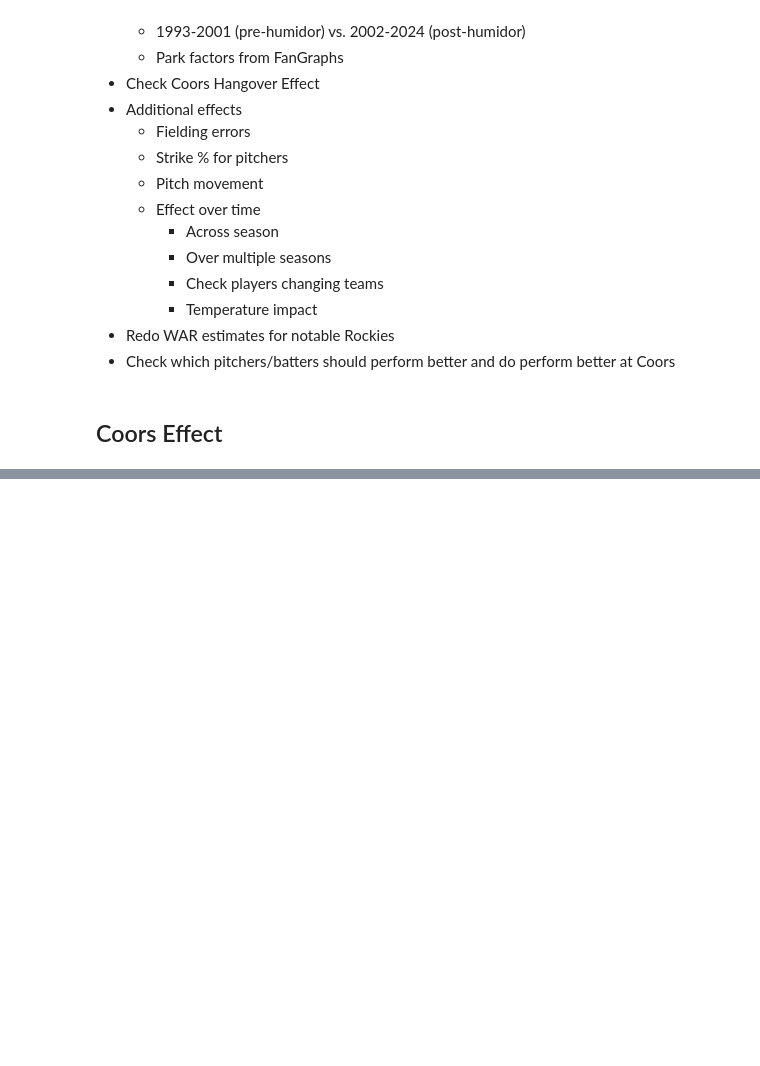
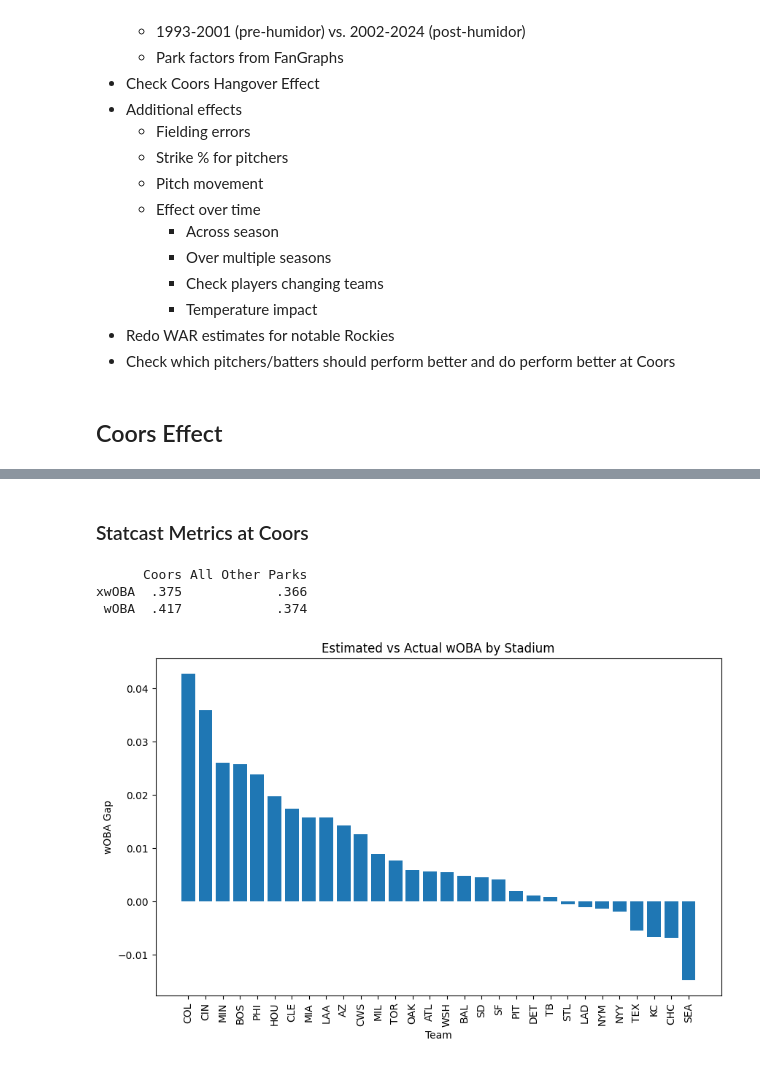
Before and after one commit to skparagas/Coors-Hangover-Effect, a Jupyter notebook: report.ipynb, the cells around one changed output, grey strips where cells are left out. Drawn from its saved outputs; the diff is of its cells as text; code cells hidden in the pictures; blank space fills up the shorter version.

```diff
--- a/report.ipynb
+++ b/report.ipynb
@@ -79,6 +60,9 @@ df[(df['events'].notna()) & (df['events'] == 'home_run')].head()
 # %%
-col_df = df[(df.home_team == 'COL') & (df['events'].notna()) & (df['events'] != 'truncated_pa') & (df['estimated_woba_using_speedangle'] != '<NA>')]
-in_play_df = df[(df['home_team'] != 'COL') & (df['events'].notna()) & (df['events'] != 'truncated_pa') & (df['estimated_woba_using_speedangle'] != '<NA>')]
+df['bahb_value'] = df['babip_value']
+df.loc[df['events'] == 'home_run', 'bahb_value'] = 1
+
+col_df = df[(df['home_team'] == 'COL') & (df['events'].notna()) & (df['events'] != 'truncated_pa') & (df['estimated_woba_using_speedangle'] != '<NA>')]
+mlb_df = df[(df['home_team'] != 'COL') & (df['events'].notna()) & (df['events'] != 'truncated_pa') & (df['estimated_woba_using_speedangle'] != '<NA>')]
 # %%
 metrics = ['BABIP', 'HR%', 'ISO', 'K%', 'BB%', 'R/PA']
 col_metrics = ["{:.3}".format(col_df[(col_df['description'] == 'hit_into_play') & (col_df['events'] != 'home_run')]['babip_value'].mean()).lstrip('0'),
@@ -242,0 +156,44 @@ BABIP  .325  .275
+# %% [markdown]
+### Statcast Metrics at Coors
+# %%
+#col_df = df[(df.home_team == 'COL') & (df['description'] == 'hit_into_play') & (df['estimated_woba_using_speedangle'] != '<NA>')]
+#col_df.head()
+metrics = ['xwOBA', 'wOBA']
+col_df_ip = col_df[col_df['description'] == 'hit_into_play']
+col_statcast = ["{:.3}".format(col_df_ip['estimated_woba_using_speedangle'].mean()).lstrip('0'),
+                "{:.3}".format(col_df_ip['woba_value'].mean()).lstrip('0')]#,
+                #"{:.3}".format(col_df_ip['woba_value'].mean() - col_df_ip['estimated_woba_using_speedangle'].mean()).lstrip('0')]
+#print(col_df_ip['estimated_woba_using_speedangle'].mean())
+#print(col_df_ip['woba_value'].mean())
+mlb_df_ip = mlb_df[mlb_df['description'] == 'hit_into_play']
+mlb_statcast = ["{:.3}".format(mlb_df_ip['estimated_woba_using_speedangle'].mean()).lstrip('0'),
+                "{:.3}".format(mlb_df_ip['woba_value'].mean()).lstrip('0')]#,
+                #"{:.3}".format(mlb_df_ip['woba_value'].mean() - mlb_df_ip['estimated_woba_using_speedangle'].mean()).lstrip('0')]
+#print(mlb_df_ip['estimated_woba_using_speedangle'].mean())
+#print(mlb_df_ip['woba_value'].mean())
+
+woba_table = pd.DataFrame()
+woba_table[''] = metrics
+woba_table['Coors'] = col_statcast
+woba_table['All Other Parks'] = mlb_statcast
+
+print(woba_table.to_string(index=False))
+# %% [output]
+      Coors All Other Parks
+xwOBA  .375            .366
+ wOBA  .417            .374
+# %%
+tot_df_ip = df[(df['description'] == 'hit_into_play') & (df['events'].notna()) & (df['events'] != 'truncated_pa') & (df['estimated_woba_using_speedangle'] != '<NA>')]
+tot_df_ip['wOBA Gap'] = tot_df_ip['woba_value'] - tot_df_ip['estimated_woba_using_speedangle']
+team_gaps = tot_df_ip.groupby('home_team')['wOBA Gap'].mean()
+team_gaps = team_gaps.sort_values(ascending=False)
+
+plt.figure(figsize=(10, 6))
+plt.bar(team_gaps.index, team_gaps.values)
+plt.title('Estimated vs Actual wOBA by Stadium')
+plt.xlabel('Team')
+plt.ylabel('wOBA Gap')
+plt.xticks(rotation=90)
+plt.show()
+# %% [output]
+[figure, added]
```
Also changed, not shown: parts of 27 cells of this notebook, 1 other file.
